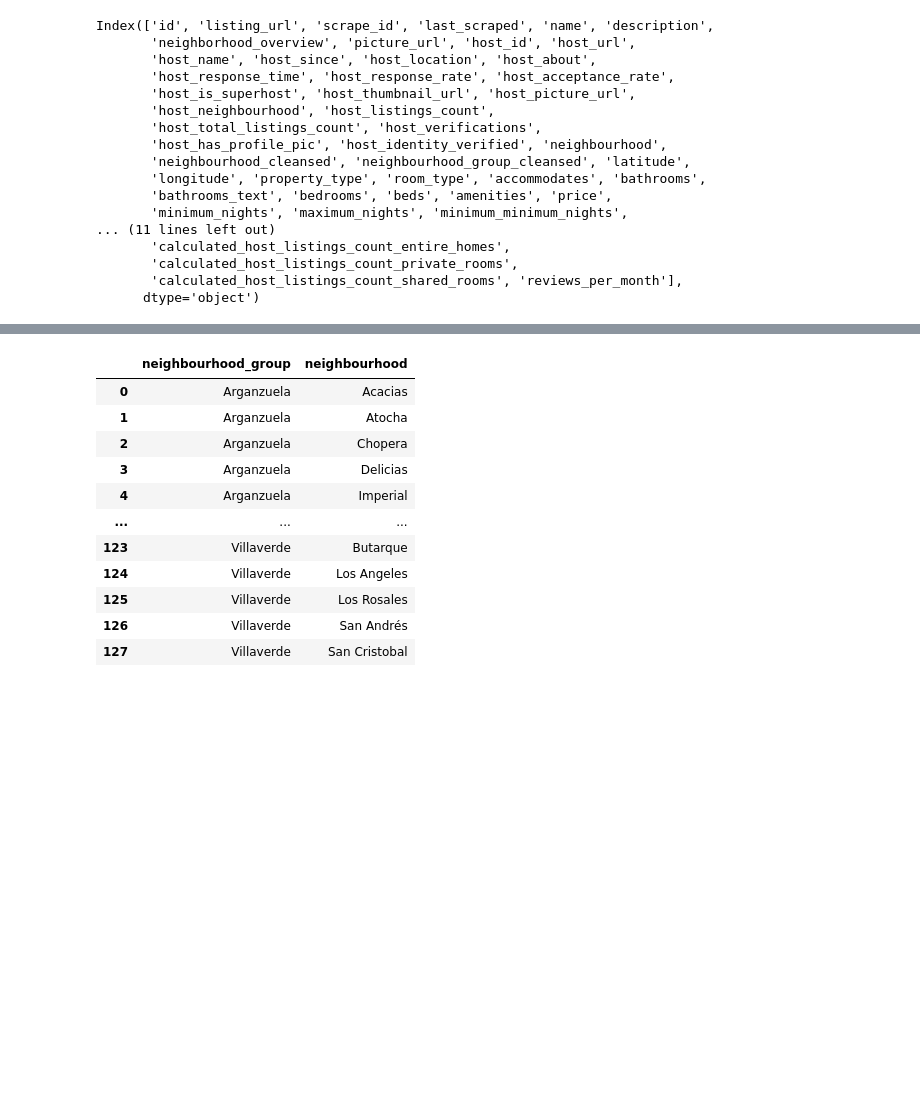
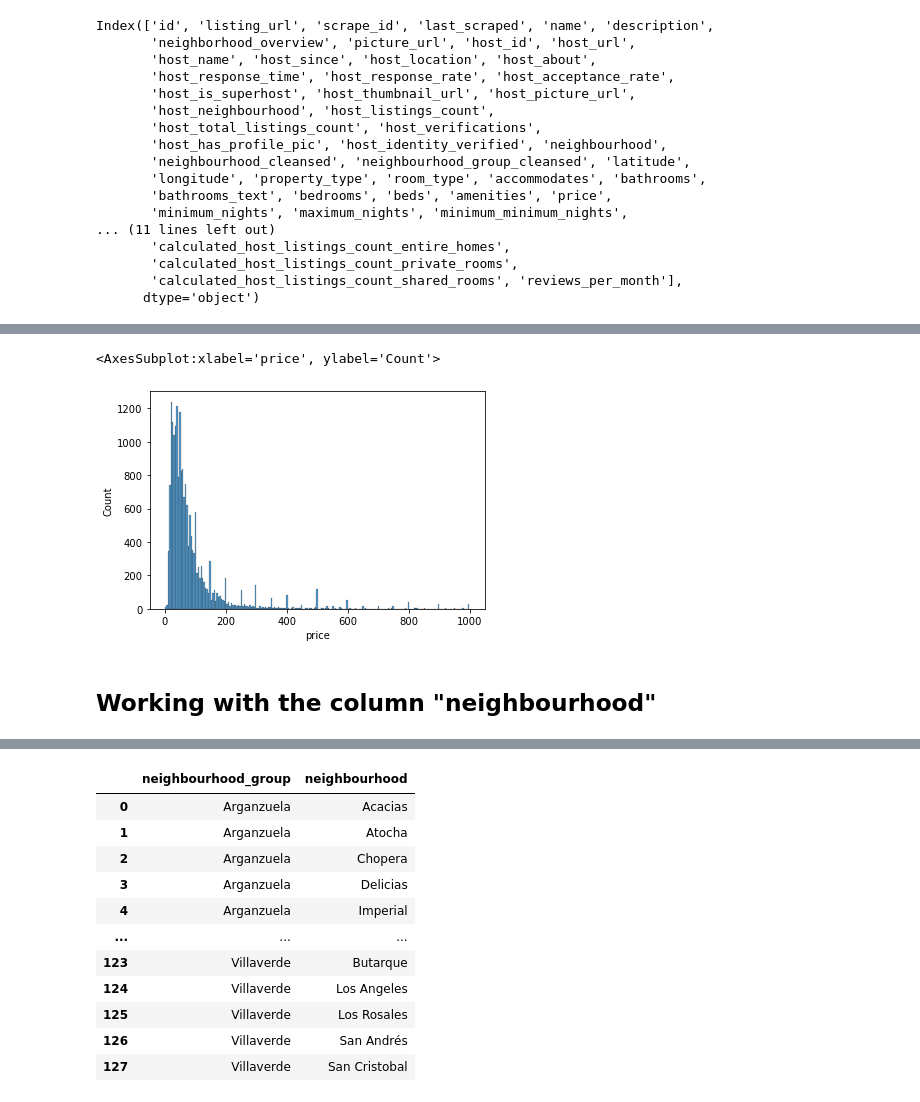
Before and after one commit to coisigna/dsb_p2_airbnb_price_predictor, a Jupyter notebook: ipynbs/Madrid airbnb.ipynb, the cells around one changed output, grey strips where cells are left out. Cells and saved outputs as stored; diff of their text form; code cells hidden in the pictures; blank space fills up the shorter version.

```diff
--- a/ipynbs/Madrid airbnb.ipynb
+++ b/ipynbs/Madrid airbnb.ipynb
@@ -186,0 +234,7 @@ Name: price, Length: 19618, dtype: object
+# %%
+sns.histplot(x = df_listings_detailed["price"][df_listings_detailed["price"]<1000])
+# %% [output]
+<AxesSubplot:xlabel='price', ylabel='Count'>
+[figure, added]
+# %% [markdown]
+## Working with the column "neighbourhood"
```
Also changed, not shown: parts of 41 cells of this notebook.
